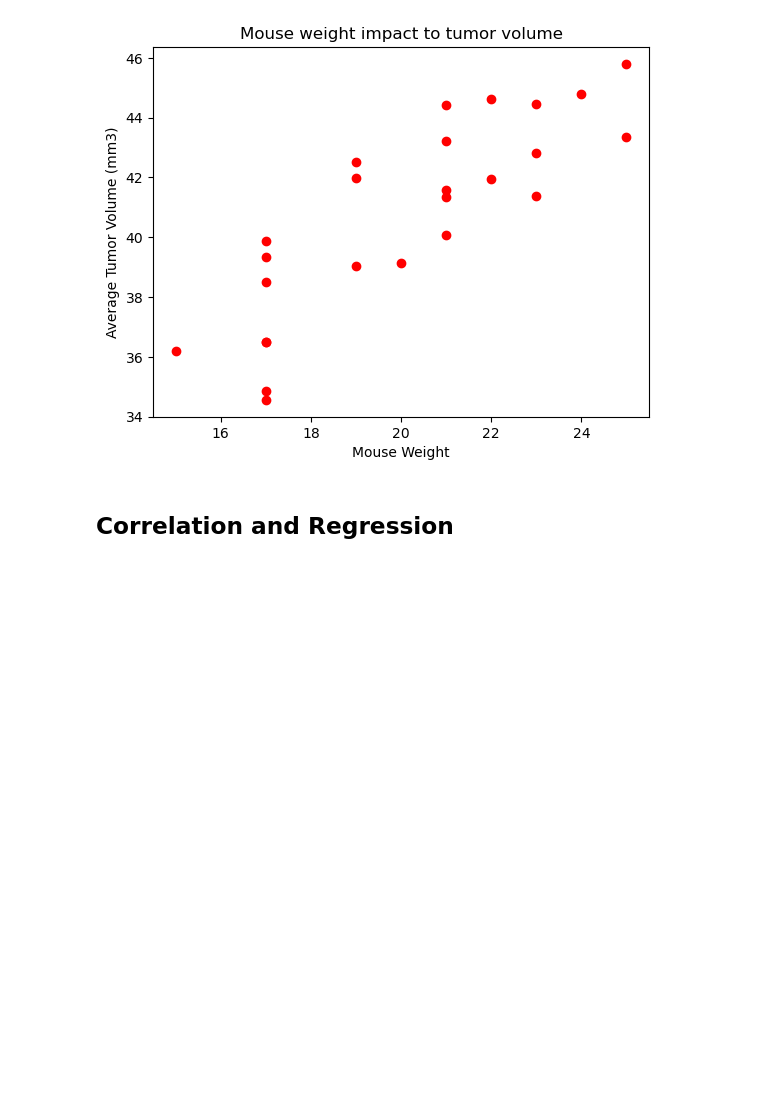
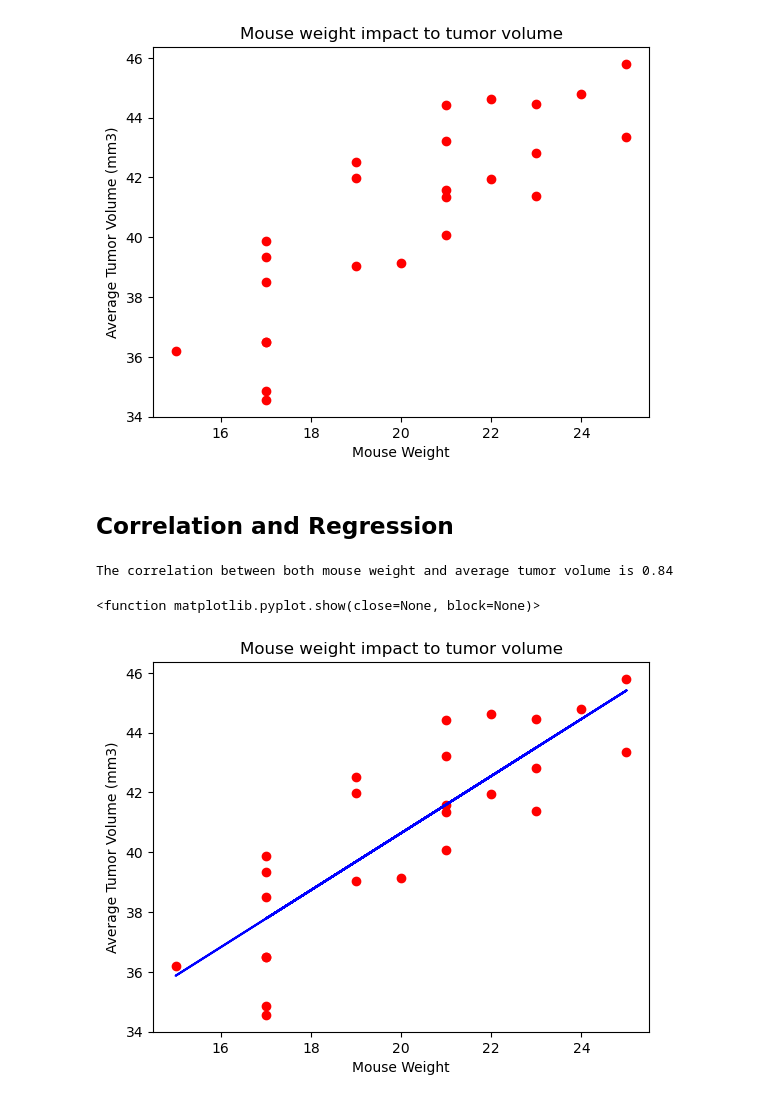
Before and after one commit to Sharuraji/Matplotlib-challenge, a Jupyter notebook: Pymaceuticals/pymaceuticals_starter.ipynb, the cells around one changed output. Saved outputs shown, nothing was run; the diff lists cells and outputs as text; code cells hidden in the pictures; blank space fills up the shorter version.

```diff
--- a/Pymaceuticals/pymaceuticals_starter.ipynb
+++ b/Pymaceuticals/pymaceuticals_starter.ipynb
@@ -502,3 +502,24 @@ plt.show
 # %%
 # Calculate the correlation coefficient and a linear regression model
 # for mouse weight and average observed tumor volume for the entire Capomulin regimen
+correlation=st.pearsonr(mouse_weight_capo_df["Weight (g)"],average_tumorvolume_mouse_df["Tumor Volume (mm3)"])
+correlation
+print(f"The correlation between both mouse weight and average tumor volume is {round(correlation[0],2)} ")
+# %% [output]
+The correlation between both mouse weight and average tumor volume is 0.84
+# %%
+x_value = mouse_weight_capo_df["Weight (g)"]
+y_value = average_tumorvolume_mouse_df["Tumor Volume (mm3)"]
+(slope, intercept ,rvalue ,pvalue ,stderr)= st.linregress(x_value,y_value)
+regress_value=x_value*slope+intercept
+line_eq="y= "+str(round(slope,2))+"x+ "+str(round(intercept,2))
+plt.scatter(x_value,y_value,color="r")
+plt.plot(x_value,regress_value,"b-")
+plt.annotate(line_eq,(5.8,0.8),fontsize=15,color="red")
+plt.title("Mouse weight impact to tumor volume")
+plt.xlabel("Mouse Weight")
+plt.ylabel("Average Tumor Volume (mm3)")
+plt.show
+# %% [output]
+<function matplotlib.pyplot.show(close=None, block=None)>
+[figure, added]
```
